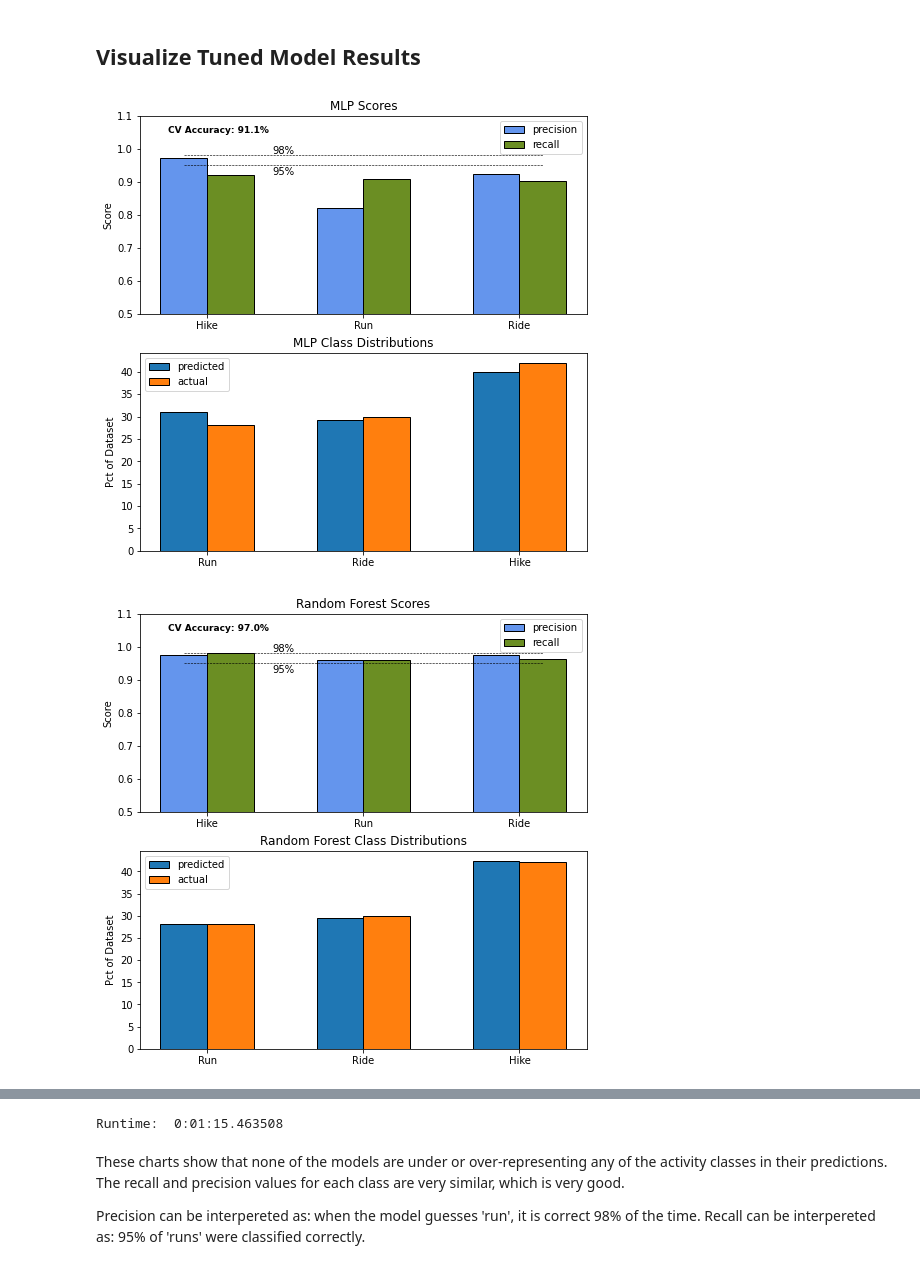
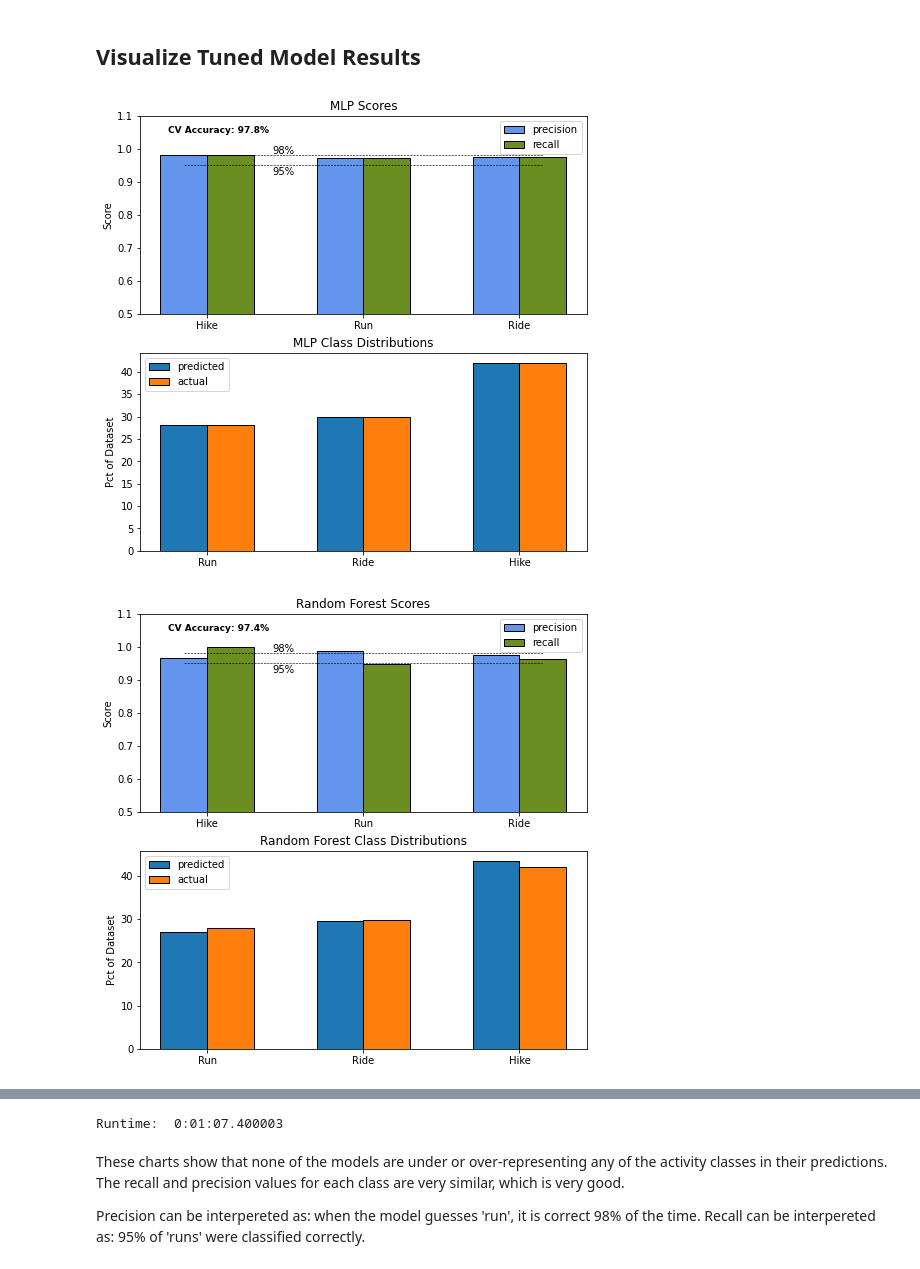
Before and after one commit to bimewok/Strava-Classifier, a Jupyter notebook: Strava_Activity_Classifier.ipynb, the cells around one changed output, grey strips where cells are left out. Drawn from its saved outputs; the diff is of its cells as text; code cells hidden in the pictures.

```diff
--- a/Strava_Activity_Classifier.ipynb
+++ b/Strava_Activity_Classifier.ipynb
@@ -243,8 +243,8 @@ def clean_data(data):
     # this maps the cycles to sine and cosine waves.
     cleaned['day_of_week_cos'] = np.cos(cleaned['day_of_week']*(2.*np.pi/7))
     cleaned['day_of_week_sin'] = np.sin(cleaned['day_of_week']*(2.*np.pi/7))
-    cleaned['day_of_year_cos'] = np.cos(cleaned['day_of_year_y']*(2.*np.pi/7))
-    cleaned['day_of_year_sin'] = np.sin(cleaned['day_of_year_y']*(2.*np.pi/7))
+    cleaned['day_of_year_cos'] = np.cos(cleaned['day_of_year_y']*(2.*np.pi/365))
+    cleaned['day_of_year_sin'] = np.sin(cleaned['day_of_year_y']*(2.*np.pi/365))
 
     cleaned = cleaned.drop(['day_of_week', 'day_of_year_y'], axis=1)
     return cleaned
@@ -726,59 +771,52 @@ def compare_tuned_models(x_train, y_train, mlp_params, rf_params, xg_params, svc
         plt.text(0.57, 0.93, '95%', ha='left', va='center')
 
 
-        # figure 2: class distribution from predictions and treain dataset as a whole
+        # figure 2: class distribution from predictions and train dataset as a whole
 
 
         plt.subplot(212)
-        num_pred_run = (y_pred == 0).sum() / len(y_train) *100
-        num_pred_ride = (y_pred == 1).sum() / len(y_train) *100
-        num_pred_hike = (y_pred == 2).sum() / len(y_train) *100
 
         predicted_dist = [(y_pred == 0).sum() / len(y_train) *100, (y_pred == 1).sum() / len(y_train) *100, (y_pred == 2).sum() / len(y_train) *100]
-
-        num_pred_run = (y_train == 0).sum() / len(y_train) *100
-        num_pred_ride = (y_train == 1).sum() / len(y_train) *100
-        num_pred_hike = (y_train == 2).sum() / len(y_train) *100
 
         actual_dist = [(y_train == 0).sum() / len(y_train) *100, (y_train == 1).sum() / len(y_train) *100, (y_train == 2).sum() / len(y_train) *100]
 
         barWidth = 0.3
 
         bars1 = predicted_dist
         bars2 = actual_dist
 
         r1 = np.arange(len(bars1))
         r2 = [x + barWidth for x in r1]
 
         plt.bar(r1, bars1, width = barWidth, color = 'tab:blue', edgecolor = 'black', capsize=7, label='predicted')
         plt.bar(r2, bars2, width = barWidth, color = 'tab:orange', edgecolor = 'black', capsize=7, label='actual')
 
         plt.xticks([r + (barWidth / 2) for r in range(len(bars1))], ['Run', 'Ride', 'Hike'])
         plt.ylabel('Pct of Dataset')
         plt.legend()
         plt.title(key+' Class Distributions')
 
 
         plt.show()
     # since we generated cross-val scores above, the models were fit on different partitions. Thus I refit them here and same them locally
-    dump(MLPClassifier(**mlp_params).fit(x_train, y_train), r'C:\garrett_workspace\PROJECTS\strava_classifier\data\mlp_tuned.joblib')
-    dump(RandomForestClassifier(**rf_params).fit(x_train, y_train), r'C:\garrett_workspace\PROJECTS\strava_classifier\data\rf_tuned.joblib')
-    dump(SVC(**svc_params).fit(x_train, y_train), r'C:\garrett_workspace\PROJECTS\strava_classifier\data\svc_tuned.joblib')
-    dump(XGBClassifier(**xg_params).fit(x_train, y_train), r'C:\garrett_workspace\PROJECTS\strava_classifier\data\xg_tuned.joblib')
+    dump(MLPClassifier(**mlp_params).fit(x_train, y_train), 'mlp_tuned.joblib')
+    dump(RandomForestClassifier(**rf_params).fit(x_train, y_train), 'rf_tuned.joblib')
+    dump(SVC(**svc_params).fit(x_train, y_train), 'svc_tuned.joblib')
+    dump(XGBClassifier(**xg_params).fit(x_train, y_train), 'xg_tuned.joblib')
 
     return results
 
 
 results = compare_tuned_models(x_train_scaled, y_train, mlp_params, rf_params, xg_params, svc_params, lr_params)
 
 print('Runtime: ', datetime.now() - begin_time)
 # %% [output]
-[figure, old version]
+[figure, new version]
-[figure, old version]
+[figure, new version]
 [figure]
 [figure]
 [figure]
-Runtime:  0:01:15.463508
+Runtime:  0:01:07.400003
 # %% [markdown]
 
 
```
Also changed, not shown: parts of 11 cells of this notebook.
